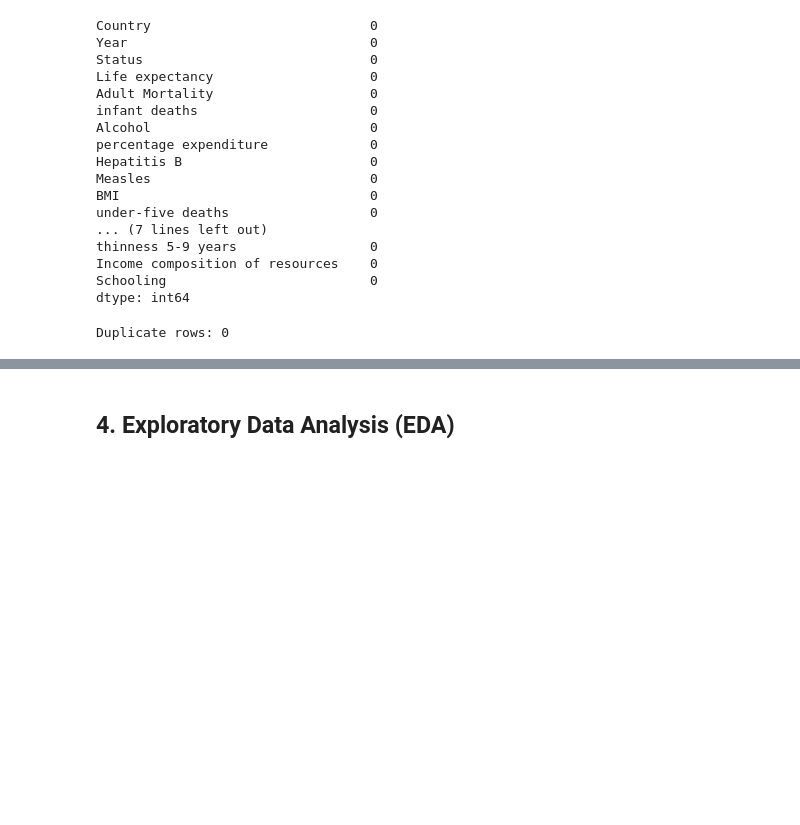
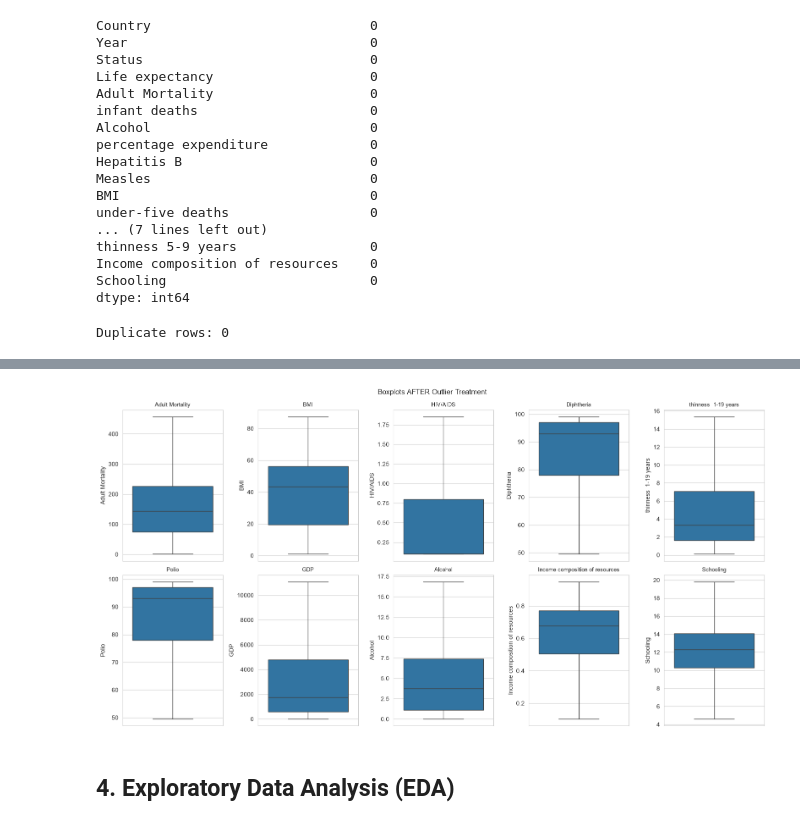
Before and after one commit to aadityapal183/Life_Expectancy_Prediction_and_classification, a Jupyter notebook: code/life_expectancy_analysis.ipynb, the cells around one changed output, grey strips where cells are left out. Cells and saved outputs as stored; diff of their text form; code cells hidden in the pictures; blank space fills up the shorter version.

```diff
--- a/code/life_expectancy_analysis.ipynb
+++ b/code/life_expectancy_analysis.ipynb
@@ -103,3 +141,14 @@ Duplicate rows: 0
+# %%
+plt.figure(figsize=(16, 8))
+for i, col in enumerate(outlier_cols):
+    plt.subplot(2, 5, i + 1)
+    sns.boxplot(y=df[col])
+    plt.title(col, fontsize=9)
+plt.tight_layout()
+plt.suptitle("Boxplots AFTER Outlier Treatment", y=1.02)
+plt.show()
+# %% [output]
+[figure, added]
 # %% [markdown]
 ## 4. Exploratory Data Analysis (EDA)
 # %%
```
Also changed, not shown: parts of 19 cells of this notebook, 10 other files.
